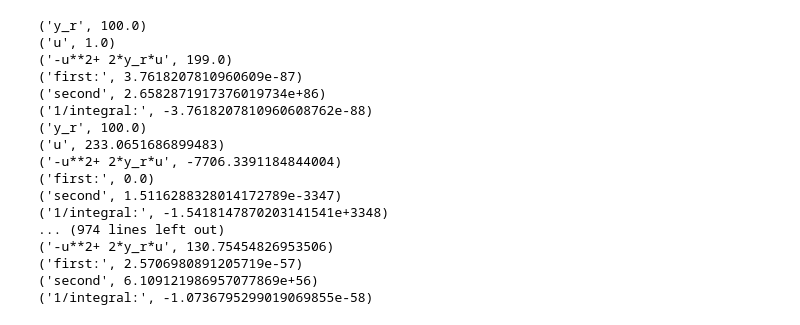
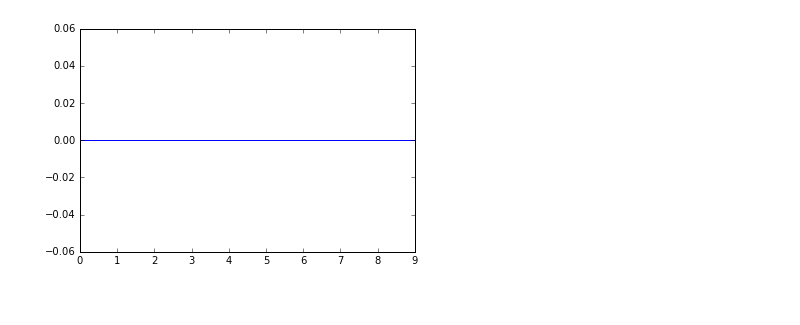
Before and after one commit to prashanth-prakash/Spiking-rdd, a Jupyter notebook: Testing.ipynb, the cells around one changed output. Drawn from its saved outputs; the diff is of its cells as text; code cells hidden in the pictures.

```diff
--- a/Testing.ipynb
+++ b/Testing.ipynb
@@ -4,29 +4,16 @@ import numpy as np
 import matplotlib.pyplot as plt
 # %%
 # y=[15*i for i in range(784)]
-y=10*np.ones([10,1])
-#y=[ 0.08559519,  0.09360664,  0.08032885,  0.06597956,  0.08390406,
-#        0.03591417,  0.07471292,  0.13931046,  0.11574876,  0.06891738]
+y=1000*np.ones([10,1])
+#y=[ 0.08559519,  0.09360664,  0.08032885,  0.06597956,  0.08390406,0.03591417,  0.07471292,  0.13931046,  0.11574876,  0.06891738]
 vec_integral=np.vectorize(integrate)
 store_tmp=vec_integral(y,0.1,0.1,0.1)
-# %% [output]
-('y_r', 100.0)
-('u', 1.0)
-('-u**2+ 2*y_r*u', 199.0)
-('first:', 3.7618207810960609e-87)
-('second', 2.6582871917376019734e+86)
-('1/integral:', -3.7618207810960608762e-88)
-('y_r', 100.0)
-('u', 233.0651686899483)
-('-u**2+ 2*y_r*u', -7706.3391184844004)
-('first:', 0.0)
-('second', 1.5116288328014172789e-3347)
-('1/integral:', -1.5418147870203141541e+3348)
-... (974 lines left out)
-('-u**2+ 2*y_r*u', 130.75454826953506)
-('first:', 2.5706980891205719e-57)
-('second', 6.109121986957077869e+56)
-('1/integral:', -1.0736795299019069855e-58)
+# %%
+store_tmp[0]
+plt.plot(np.divide(1,store_tmp[0]))
+plt.show()
+# %% [output]
+[figure, added]
 # %%
 plt.plot(store_tmp[0])
 # plt.yscale('log')
```
Also changed, not shown: parts of 2 cells of this notebook, 2 other files.
